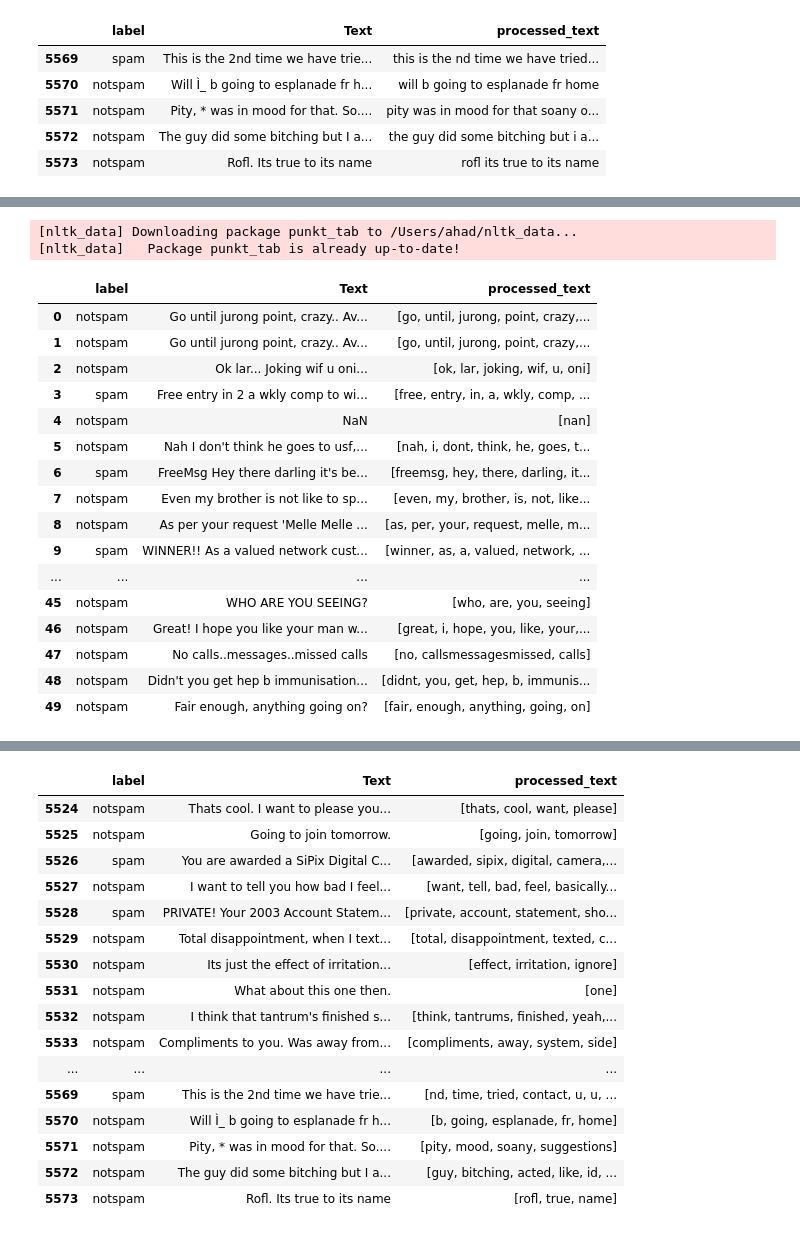
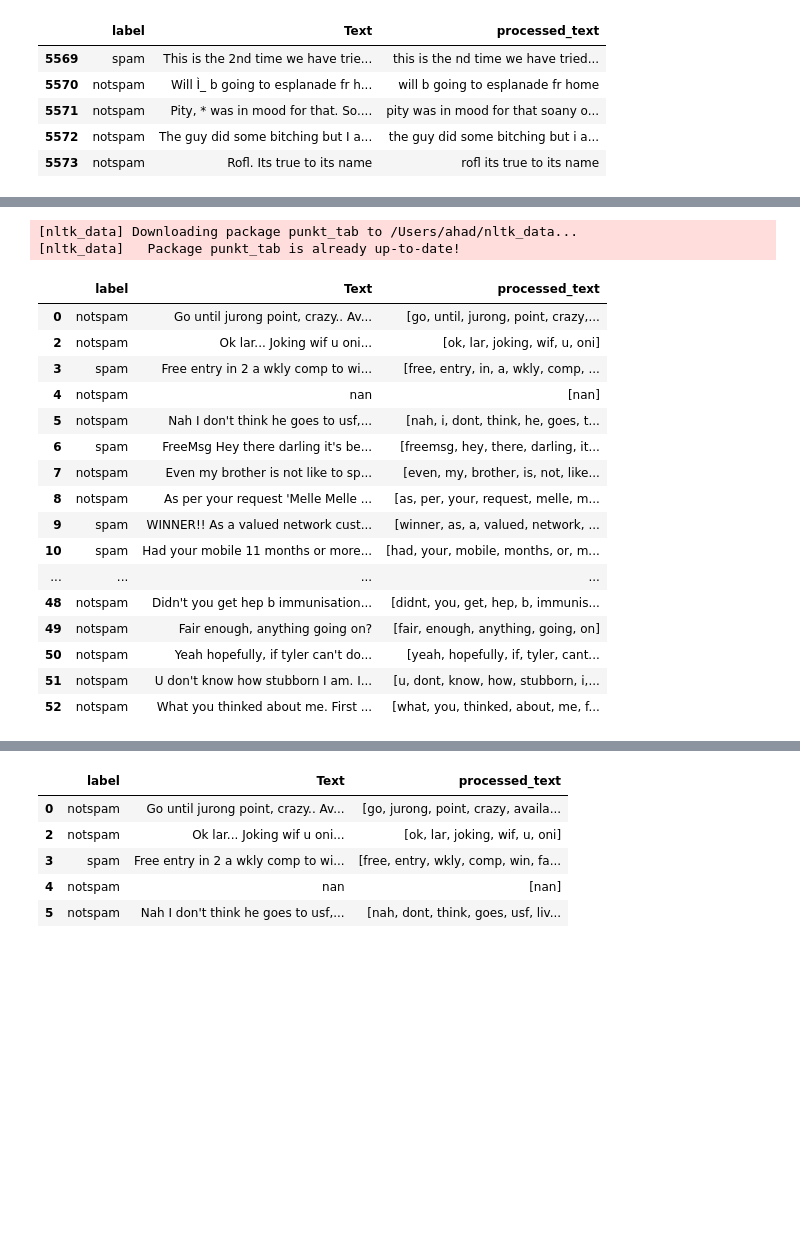
Before and after one commit to ahadaso042/Spam-Email-Detection, a Jupyter notebook: ITM 751 Project.ipynb, the cells around one changed output, grey strips where cells are left out. Saved outputs shown, nothing was run; the diff lists cells and outputs as text; code cells hidden in the pictures; blank space fills up the shorter version.

```diff
--- a/ITM 751 Project.ipynb
+++ b/ITM 751 Project.ipynb
@@ -58,3 +57,8 @@ avg_email_length = df['Text'].str.len().mean()
 avg_email_length
 # %% [output]
 80.1340631730079
+# %%
+df.drop_duplicates(subset=['Text'], keep='first', inplace=True)
+df['Text'] = df['Text'].astype(str)
+
+df.head()
@@ -61,6 +72,6 @@ avg_email_length
 # %%
 df['processed_text'] = df['Text'].str.lower()
-
+df['processed_text'] = df['processed_text'].astype(str)
 
 df.head()
 # %% [output]
@@ -127,10 +103,9 @@ stop_words = set(stopwords.words('english'))
 # %%
+# tokenize words
 nltk.download('punkt_tab')
 from nltk.tokenize import word_tokenize
 
 df['processed_text'] = df['processed_text'].astype(str)
-
-
 df['processed_text'] = df['processed_text'].apply(word_tokenize)
 
 df.head(50)
@@ -139,25 +114,29 @@ df.head(50)
 [nltk_data]   Package punkt_tab is already up-to-date!
 |  | label | Text | processed_text |
 | 0 | notspam | Go until jurong point, crazy.. Av... | [go, until, jurong, point, crazy,... |
-| 1 | notspam | Go until jurong point, crazy.. Av... | [go, until, jurong, point, crazy,... |
 | 2 | notspam | Ok lar... Joking wif u oni... | [ok, lar, joking, wif, u, oni] |
 | 3 | spam | Free entry in 2 a wkly comp to wi... | [free, entry, in, a, wkly, comp, ... |
-| 4 | notspam | NaN | [nan] |
+| 4 | notspam | nan | [nan] |
 | 5 | notspam | Nah I don't think he goes to usf,... | [nah, i, dont, think, he, goes, t... |
 | 6 | spam | FreeMsg Hey there darling it's be... | [freemsg, hey, there, darling, it... |
 | 7 | notspam | Even my brother is not like to sp... | [even, my, brother, is, not, like... |
 | 8 | notspam | As per your request 'Melle Melle ... | [as, per, your, request, melle, m... |
 | 9 | spam | WINNER!! As a valued network cust... | [winner, as, a, valued, network, ... |
+| 10 | spam | Had your mobile 11 months or more... | [had, your, mobile, months, or, m... |
 | ... | ... | ... | ... |
-| 45 | notspam | WHO ARE YOU SEEING? | [who, are, you, seeing] |
-| 46 | notspam | Great! I hope you like your man w... | [great, i, hope, you, like, your,... |
-| 47 | notspam | No calls..messages..missed calls | [no, callsmessagesmissed, calls] |
 | 48 | notspam | Didn't you get hep b immunisation... | [didnt, you, get, hep, b, immunis... |
 | 49 | notspam | Fair enough, anything going on? | [fair, enough, anything, going, on] |
+| 50 | notspam | Yeah hopefully, if tyler can't do... | [yeah, hopefully, if, tyler, cant... |
+| 51 | notspam | U don't know how stubborn I am. I... | [u, dont, know, how, stubborn, i,... |
+| 52 | notspam | What you thinked about me. First ... | [what, you, thinked, about, me, f... |
 # %%
 # stopwords removal
+from nltk.corpus import stopwords
+nltk.download('stopwords')
+stop_words = set(stopwords.words('english'))
+
 df['processed_text'] = df['processed_text'].apply(
     lambda tokens: [word for word in tokens if word not in stop_words])
 
-df.tail(50)
+df.head()
 # %% [output]
@@ -164,17 +145,6 @@ df.tail(50)
 |  | label | Text | processed_text |
-| 5524 | notspam | Thats cool. I want to please you... | [thats, cool, want, please] |
-| 5525 | notspam | Going to join tomorrow. | [going, join, tomorrow] |
-| 5526 | spam | You are awarded a SiPix Digital C... | [awarded, sipix, digital, camera,... |
-| 5527 | notspam | I want to tell you how bad I feel... | [want, tell, bad, feel, basically... |
-| 5528 | spam | PRIVATE! Your 2003 Account Statem... | [private, account, statement, sho... |
-| 5529 | notspam | Total disappointment, when I text... | [total, disappointment, texted, c... |
-| 5530 | notspam | Its just the effect of irritation... | [effect, irritation, ignore] |
-| 5531 | notspam | What about this one then. | [one] |
-| 5532 | notspam | I think that tantrum's finished s... | [think, tantrums, finished, yeah,... |
-| 5533 | notspam | Compliments to you. Was away from... | [compliments, away, system, side] |
-| ... | ... | ... | ... |
-| 5569 | spam | This is the 2nd time we have trie... | [nd, time, tried, contact, u, u, ... |
-| 5570 | notspam | Will Ì_ b going to esplanade fr h... | [b, going, esplanade, fr, home] |
-| 5571 | notspam | Pity, * was in mood for that. So.... | [pity, mood, soany, suggestions] |
-| 5572 | notspam | The guy did some bitching but I a... | [guy, bitching, acted, like, id, ... |
-| 5573 | notspam | Rofl. Its true to its name | [rofl, true, name] |
+| 0 | notspam | Go until jurong point, crazy.. Av... | [go, jurong, point, crazy, availa... |
+| 2 | notspam | Ok lar... Joking wif u oni... | [ok, lar, joking, wif, u, oni] |
+| 3 | spam | Free entry in 2 a wkly comp to wi... | [free, entry, wkly, comp, win, fa... |
+| 4 | notspam | nan | [nan] |
+| 5 | notspam | Nah I don't think he goes to usf,... | [nah, dont, think, goes, usf, liv... |
```
Also changed, not shown: parts of 26 cells of this notebook.
